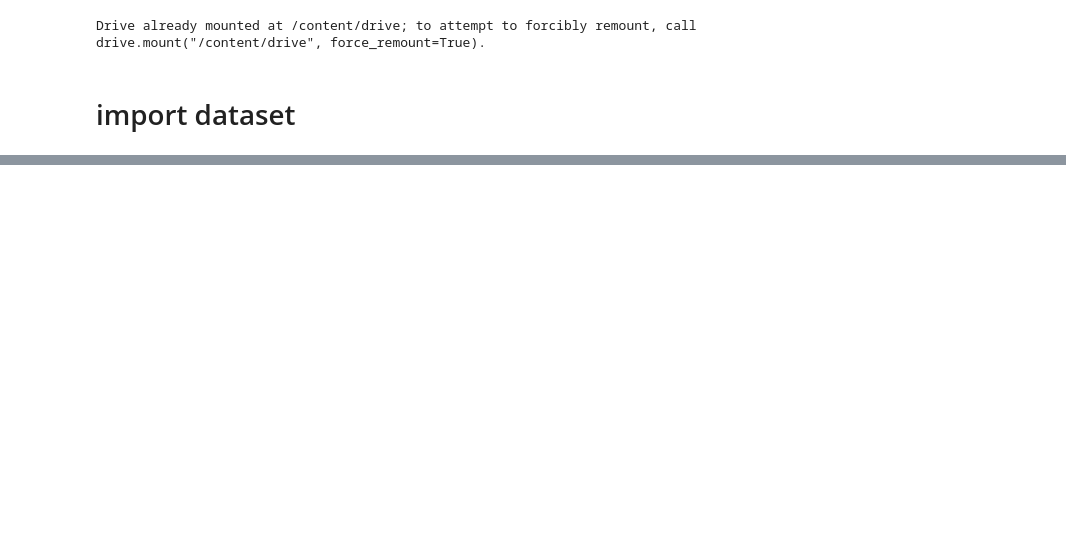
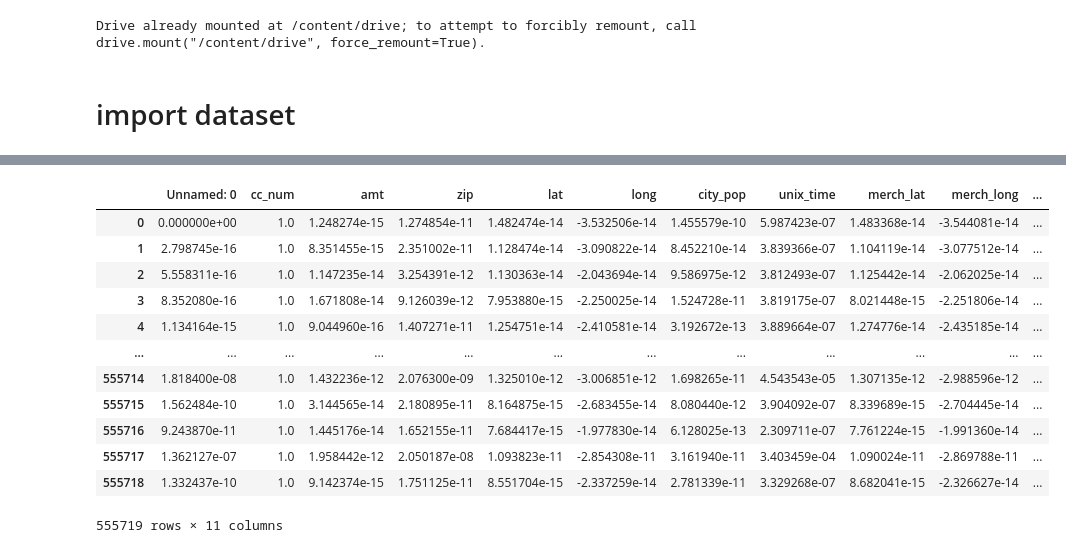
Before and after one commit to joshIsac/DeepLearningLab, a Jupyter notebook: 2348523_Multilayer_perceptron_lab2.ipynb, the cells around one changed output, grey strips where cells are left out. Drawn from its saved outputs; the diff is of its cells as text; code cells hidden in the pictures; blank space fills up the shorter version.

```diff
--- a/2348523_Multilayer_perceptron_lab2.ipynb
+++ b/2348523_Multilayer_perceptron_lab2.ipynb
@@ -92,0 +109,21 @@ dtype: int64
+# %%
+from sklearn.preprocessing import Normalizer
+scaler = Normalizer()
+numeric_columns = cred_data1.select_dtypes(include=[np.number]).columns
+scaled_data = scaler.fit_transform(cred_data1[numeric_columns])
+scaled_df = pd.DataFrame(scaled_data,columns=numeric_columns)
+scaled_df
+# %% [output]
+|  | Unnamed: 0 | cc_num | amt | zip | lat | long | city_pop | unix_time | merch_lat | merch_long | ... |
+| 0 | 0.000000e+00 | 1.0 | 1.248274e-15 | 1.274854e-11 | 1.482474e-14 | -3.532506e-14 | 1.455579e-10 | 5.987423e-07 | 1.483368e-14 | -3.544081e-14 | ... |
+| 1 | 2.798745e-16 | 1.0 | 8.351455e-15 | 2.351002e-11 | 1.128474e-14 | -3.090822e-14 | 8.452210e-14 | 3.839366e-07 | 1.104119e-14 | -3.077512e-14 | ... |
+| 2 | 5.558311e-16 | 1.0 | 1.147235e-14 | 3.254391e-12 | 1.130363e-14 | -2.043694e-14 | 9.586975e-12 | 3.812493e-07 | 1.125442e-14 | -2.062025e-14 | ... |
+| 3 | 8.352080e-16 | 1.0 | 1.671808e-14 | 9.126039e-12 | 7.953880e-15 | -2.250025e-14 | 1.524728e-11 | 3.819175e-07 | 8.021448e-15 | -2.251806e-14 | ... |
+| 4 | 1.134164e-15 | 1.0 | 9.044960e-16 | 1.407271e-11 | 1.254751e-14 | -2.410581e-14 | 3.192672e-13 | 3.889664e-07 | 1.274776e-14 | -2.435185e-14 | ... |
+| ... | ... | ... | ... | ... | ... | ... | ... | ... | ... | ... | ... |
+| 555714 | 1.818400e-08 | 1.0 | 1.432236e-12 | 2.076300e-09 | 1.325010e-12 | -3.006851e-12 | 1.698265e-11 | 4.543543e-05 | 1.307135e-12 | -2.988596e-12 | ... |
+| 555715 | 1.562484e-10 | 1.0 | 3.144565e-14 | 2.180895e-11 | 8.164875e-15 | -2.683455e-14 | 8.080440e-12 | 3.904092e-07 | 8.339689e-15 | -2.704445e-14 | ... |
+| 555716 | 9.243870e-11 | 1.0 | 1.445176e-14 | 1.652155e-11 | 7.684417e-15 | -1.977830e-14 | 6.128025e-13 | 2.309711e-07 | 7.761224e-15 | -1.991360e-14 | ... |
+| 555717 | 1.362127e-07 | 1.0 | 1.958442e-12 | 2.050187e-08 | 1.093823e-11 | -2.854308e-11 | 3.161940e-11 | 3.403459e-04 | 1.090024e-11 | -2.869788e-11 | ... |
+| 555718 | 1.332437e-10 | 1.0 | 9.142374e-15 | 1.751125e-11 | 8.551704e-15 | -2.337259e-14 | 2.781339e-11 | 3.329268e-07 | 8.682041e-15 | -2.326627e-14 | ... |
+555719 rows × 11 columns
```
Also changed, not shown: parts of 10 cells of this notebook.
